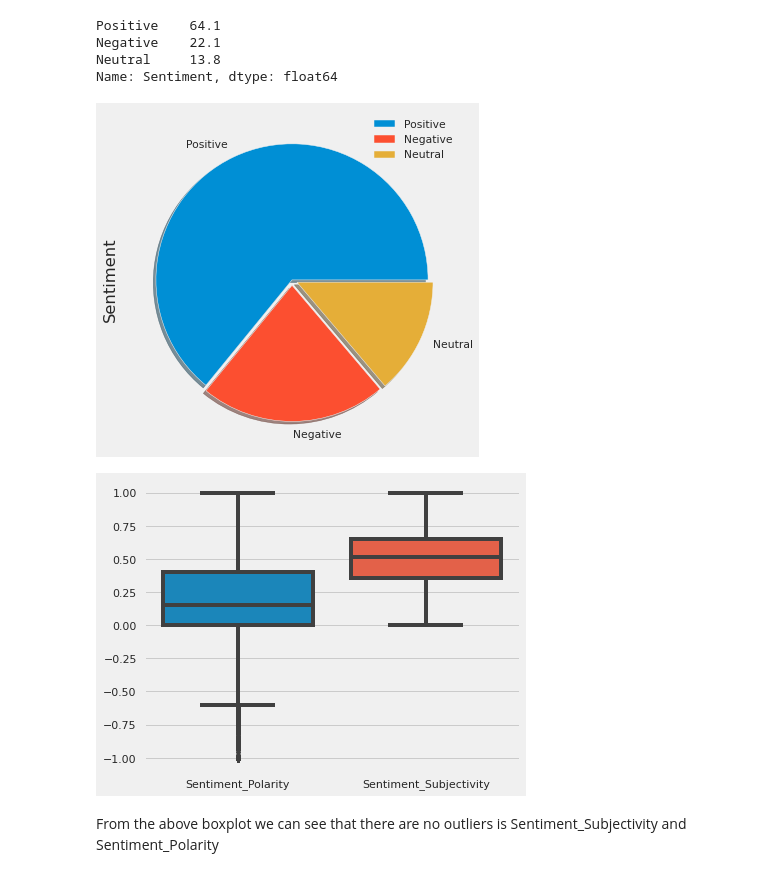
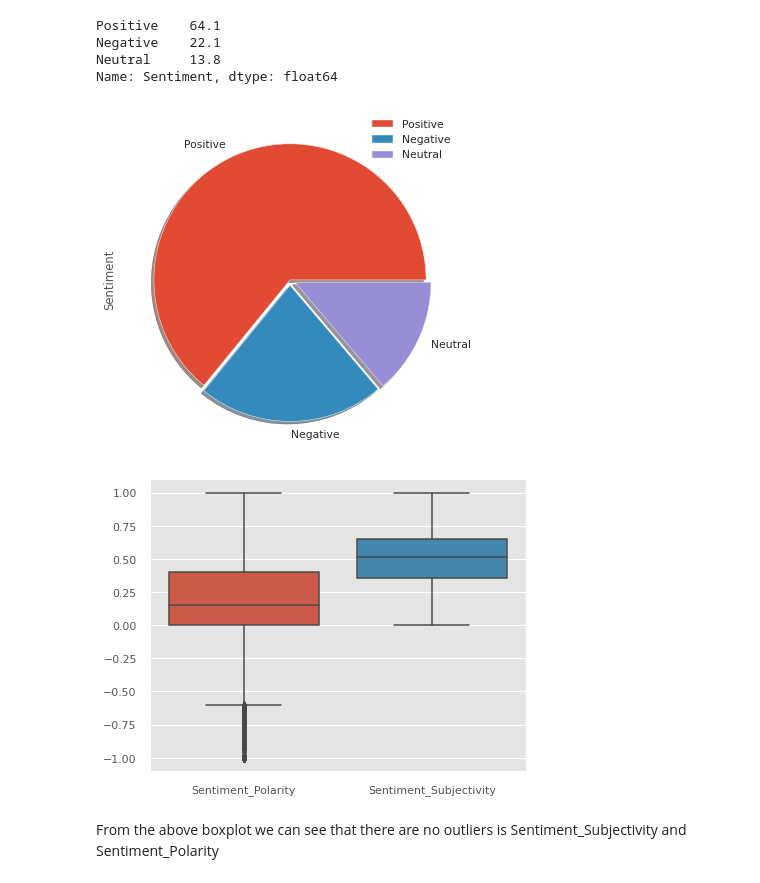
Before and after one commit to himanshu683663/Capstone_project_1_EDA_Play_Store_App_Analysis, a Jupyter notebook: Capstone_Project_(EDA)_Play_store_App_Review.ipynb, the cells around one changed output. Saved outputs shown, nothing was run; the diff lists cells and outputs as text; code cells hidden in the pictures.

```diff
--- a/Capstone_Project_(EDA)_Play_store_App_Review.ipynb
+++ b/Capstone_Project_(EDA)_Play_store_App_Review.ipynb
@@ -892,20 +898,20 @@ Neutral     13.8
 Name: Sentiment, dtype: float64
 # %%
 #Plotting a pie chart to analyse the sentiment and percentage
-plt.style.use('fivethirtyeight')
+plt.style.use('ggplot')
 plt.figure(figsize=(6,6),dpi = 70)
 percent99.plot.pie(explode=[0,0.04,0.04],shadow=True)
 plt.legend()
 plt.show()
 # %% [output]
-[figure, old version]
+[figure, new version]
 # %%
 # Checking the outliers using Box Plot
 plt.figure(figsize = (6,5))
 sns.boxplot(data = user_reviews)
 plt.show()
 # %% [output]
-[figure, old version]
+[figure, new version]
 # %% [markdown]
 From the above boxplot we can see that there are no outliers is Sentiment_Subjectivity and Sentiment_Polarity
 # %%
```
Also changed, not shown: parts of 39 cells of this notebook.
